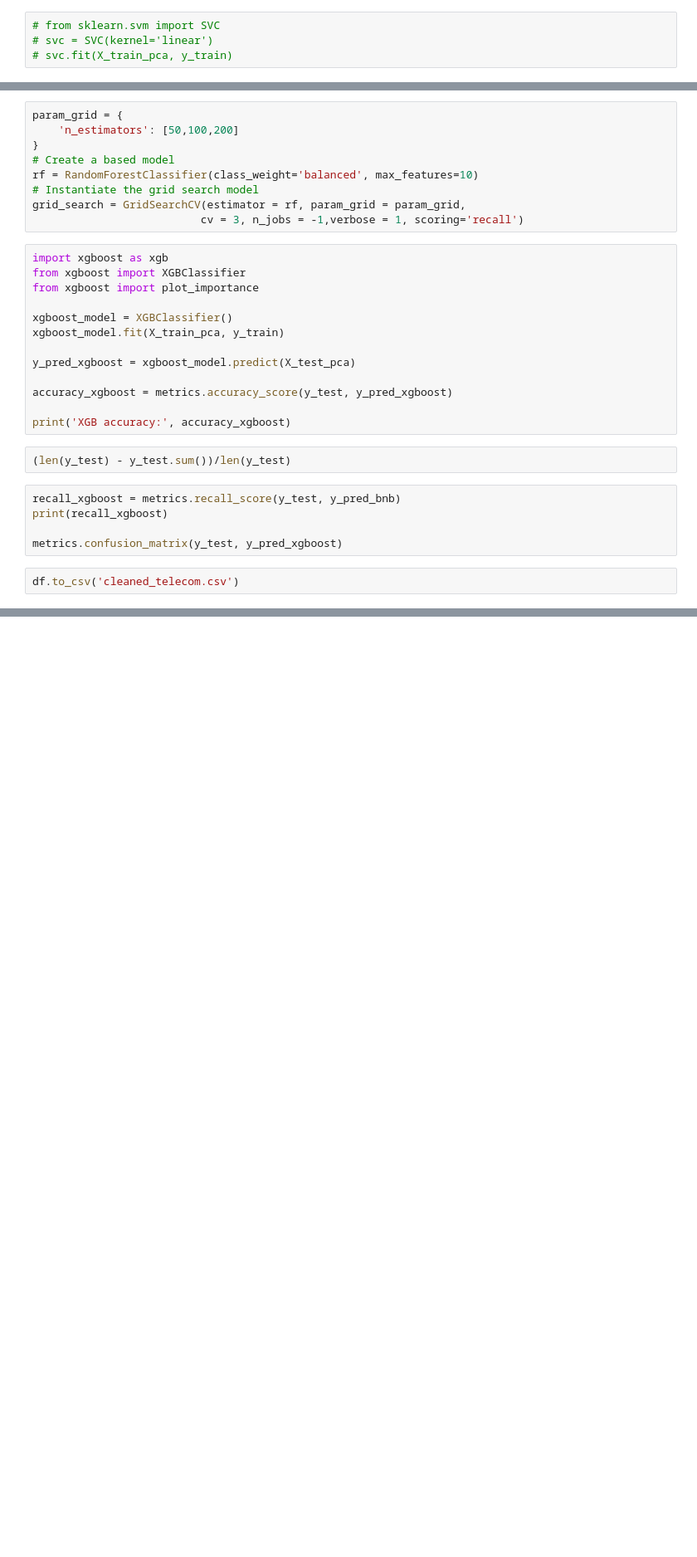
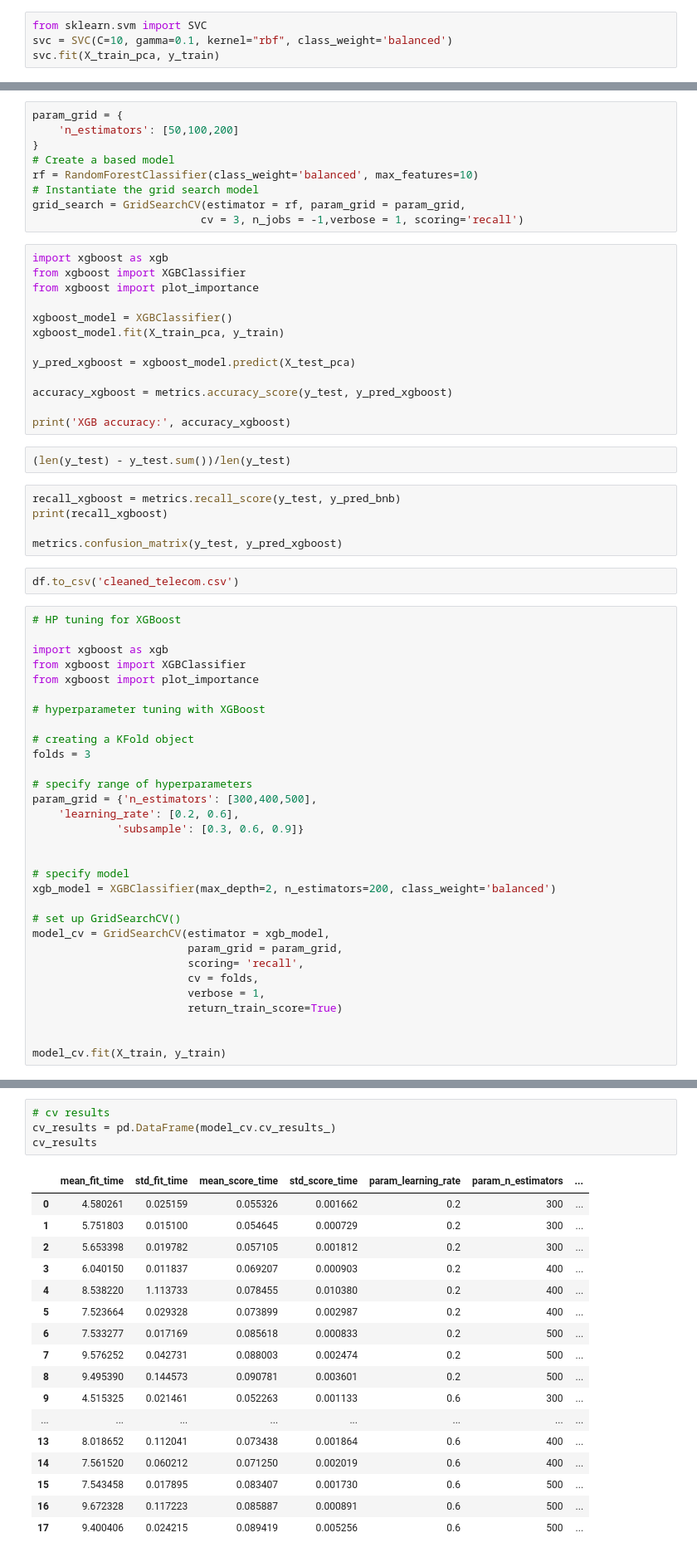
Before and after one commit to adi007me/telecom-churn-case-study, a Jupyter notebook: telecom-churn.ipynb, the cells around one changed output, grey strips where cells are left out. Shown at 83% size. Cells and saved outputs as stored; diff of their text form; blank space fills up the shorter version.

```diff
--- a/telecom-churn.ipynb
+++ b/telecom-churn.ipynb
@@ -853,6 +920,6 @@ array([[19123,     3],
 # %% [markdown]
 BernoulliNB is giving bad results so we will not use this for our modelling.
 # %%
-# from sklearn.svm import SVC
-# svc = SVC(kernel='linear')
-# svc.fit(X_train_pca, y_train)
+from sklearn.svm import SVC
+svc = SVC(C=10, gamma=0.1, kernel="rbf", class_weight='balanced')
+svc.fit(X_train_pca, y_train)
@@ -953,3 +1063,34 @@ print(recall_xgboost)
 metrics.confusion_matrix(y_test, y_pred_xgboost)
 # %%
 df.to_csv('cleaned_telecom.csv')
+# %%
+# HP tuning for XGBoost
+
+import xgboost as xgb
+from xgboost import XGBClassifier
+from xgboost import plot_importance
+
+# hyperparameter tuning with XGBoost
+
+# creating a KFold object
+folds = 3
+
+# specify range of hyperparameters
+param_grid = {'n_estimators': [300,400,500],
+    'learning_rate': [0.2, 0.6],
+             'subsample': [0.3, 0.6, 0.9]}
+
+
+# specify model
+xgb_model = XGBClassifier(max_depth=2, n_estimators=200, class_weight='balanced')
+
+# set up GridSearchCV()
+model_cv = GridSearchCV(estimator = xgb_model,
+                        param_grid = param_grid,
+                        scoring= 'recall',
+                        cv = folds,
+                        verbose = 1,
+                        return_train_score=True)
+
+
+model_cv.fit(X_train, y_train)
@@ -955,0 +1119,22 @@ df.to_csv('cleaned_telecom.csv')
+# %%
+# cv results
+cv_results = pd.DataFrame(model_cv.cv_results_)
+cv_results
+# %% [output]
+|  | mean_fit_time | std_fit_time | mean_score_time | std_score_time | param_learning_rate | param_n_estimators | ... |
+| 0 | 4.580261 | 0.025159 | 0.055326 | 0.001662 | 0.2 | 300 | ... |
+| 1 | 5.751803 | 0.015100 | 0.054645 | 0.000729 | 0.2 | 300 | ... |
+| 2 | 5.653398 | 0.019782 | 0.057105 | 0.001812 | 0.2 | 300 | ... |
+| 3 | 6.040150 | 0.011837 | 0.069207 | 0.000903 | 0.2 | 400 | ... |
+| 4 | 8.538220 | 1.113733 | 0.078455 | 0.010380 | 0.2 | 400 | ... |
+| 5 | 7.523664 | 0.029328 | 0.073899 | 0.002987 | 0.2 | 400 | ... |
+| 6 | 7.533277 | 0.017169 | 0.085618 | 0.000833 | 0.2 | 500 | ... |
+| 7 | 9.576252 | 0.042731 | 0.088003 | 0.002474 | 0.2 | 500 | ... |
+| 8 | 9.495390 | 0.144573 | 0.090781 | 0.003601 | 0.2 | 500 | ... |
+| 9 | 4.515325 | 0.021461 | 0.052263 | 0.001133 | 0.6 | 300 | ... |
+| ... | ... | ... | ... | ... | ... | ... | ... |
+| 13 | 8.018652 | 0.112041 | 0.073438 | 0.001864 | 0.6 | 400 | ... |
+| 14 | 7.561520 | 0.060212 | 0.071250 | 0.002019 | 0.6 | 400 | ... |
+| 15 | 7.543458 | 0.017895 | 0.083407 | 0.001730 | 0.6 | 500 | ... |
+| 16 | 9.672328 | 0.117223 | 0.085887 | 0.000891 | 0.6 | 500 | ... |
+| 17 | 9.400406 | 0.024215 | 0.089419 | 0.005256 | 0.6 | 500 | ... |
```
Also changed, not shown: parts of 53 cells of this notebook.
